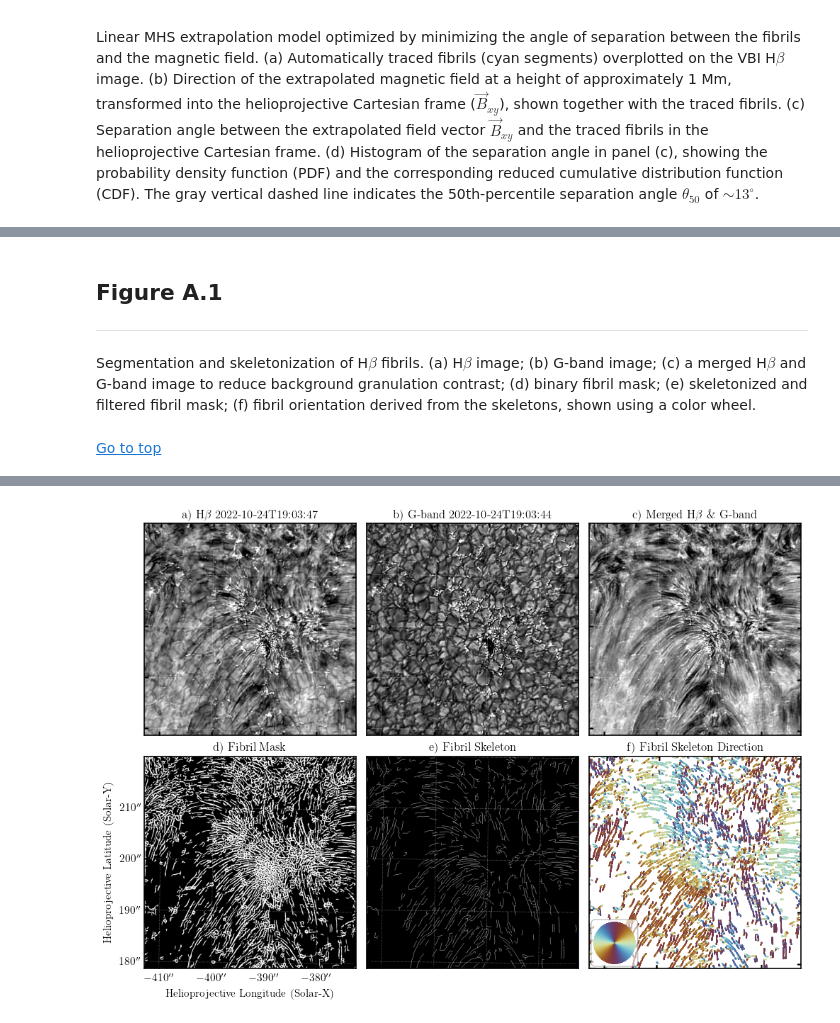
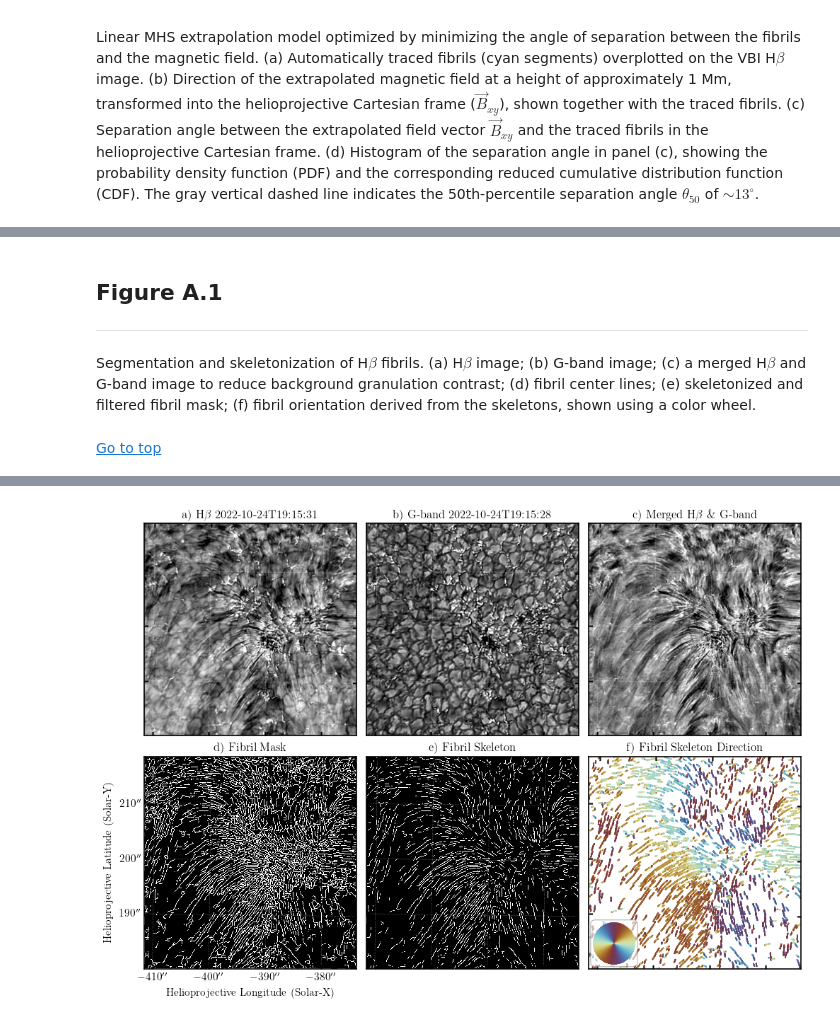
Before and after one commit to yjzhu-solar/DKIST_SolO_Fibril, a Jupyter notebook: ipynb/ms_plot/vbi_fibril_alignment.ipynb, the cells around one changed output, grey strips where cells are left out. Saved outputs shown, nothing was run; the diff lists cells and outputs as text; code cells hidden in the pictures.

```diff
--- a/ipynb/ms_plot/vbi_fibril_alignment.ipynb
+++ b/ipynb/ms_plot/vbi_fibril_alignment.ipynb
@@ -352,7 +354,7 @@ def angle_between(skel_angle, vec_angle):
 # %% [markdown]
 ### Derive the Difference in Position Angle between the Fibrils and the Extrapolated Field
 # %%
-skel_angle = skeleton_orientation_pca(fibril_tracing_dict["grouped_skeleton"])
+skel_angle = skeleton_orientation_pca(fibril_skel[select_index,...])
 # %%
 skel_angle_ys, skel_angle_xs = np.nonzero(~np.isnan(skel_angle))
 skel_angle_vals = skel_angle[skel_angle_ys, skel_angle_xs]
@@ -377,11 +379,11 @@ with plt.rc_context(ms_style_dict):
     ax3 = fig.add_subplot(2,2,3,projection=dkist_vbi_target_cube_crop.wcs)
     ax4 = fig.add_subplot(2,2,4)
 
-    ax1.imshow(fibril_tracing_dict["Hbeta_image"], cmap="gray", origin="lower",
+    ax1.imshow(Hbeta_image_destretched[select_index,...], cmap="gray", origin="lower",
         interpolation="none",
         norm=ImageNormalize(
-            vmin=np.nanpercentile(fibril_tracing_dict["Hbeta_image"], 1),
-            vmax=np.nanpercentile(fibril_tracing_dict["Hbeta_image"], 99),
+            vmin=np.nanpercentile(Hbeta_image_destretched[select_index,...], 1),
+            vmax=np.nanpercentile(Hbeta_image_destretched[select_index,...], 99),
         ), rasterized=True)
 
     ax1.scatter(skel_xs, skel_ys, s=0.1, c="cyan", alpha=0.8, rasterized=True)
@@ -484,7 +486,19 @@ print(half_angle)
+# %%
+def prepare_skeleton(mask, block=4, thickness=2):
+    small = block_reduce(
+        mask.astype(np.uint8),
+        block_size=(block, block),
+        func=np.max
+    )
+
+    if thickness > 1:
+        small = maximum_filter(small, size=thickness)
+
+    return small
 # %% [markdown]
 ## Figure A.1
 ---
-Segmentation and skeletonization of H$\beta$ fibrils. (a) H$\beta$ image; (b) G-band image; (c) a merged H$\beta$ and G-band image to reduce background granulation contrast; (d) binary fibril mask; (e) skeletonized and filtered fibril mask; (f) fibril orientation derived from the skeletons, shown using a color wheel.
+Segmentation and skeletonization of H$\beta$ fibrils. (a) H$\beta$ image; (b) G-band image; (c) a merged H$\beta$ and G-band image to reduce background granulation contrast; (d) fibril center lines; (e) skeletonized and filtered fibril mask; (f) fibril orientation derived from the skeletons, shown using a color wheel.
 # %%
 plt.close("all")
 
@@ -496,69 +510,71 @@ with plt.rc_context(ms_style_dict):
     ax1 = fig.add_subplot(231, projection=dkist_vbi_target_cube_crop.wcs)
     ax2 = fig.add_subplot(232, projection=dkist_vbi_target_cube_crop.wcs)
     ax3 = fig.add_subplot(233, projection=dkist_vbi_target_cube_crop.wcs)
-    ax4 = fig.add_subplot(234, projection=dkist_vbi_target_cube_crop.wcs)
-    ax5 = fig.add_subplot(235, projection=dkist_vbi_target_cube_crop.wcs)
+    ax4 = fig.add_subplot(234, projection=dkist_vbi_target_cube_crop_rebin.wcs)
+    ax5 = fig.add_subplot(235, projection=dkist_vbi_target_cube_crop_rebin.wcs)
     ax6 = fig.add_subplot(236, projection=dkist_vbi_target_cube_crop.wcs)
 
-    ax1.imshow(fibril_tracing_dict["Hbeta_image"], cmap="gray", origin="lower",
+    ax1.imshow(Hbeta_image_destretched[select_index,...], cmap="gray", origin="lower",
         norm=ImageNormalize(
-            vmin=np.nanpercentile(fibril_tracing_dict["Hbeta_image"], 1),
-            vmax=np.nanpercentile(fibril_tracing_dict["Hbeta_image"], 99),
+            vmin=np.nanpercentile(Hbeta_image_destretched[select_index,...], 1),
+            vmax=np.nanpercentile(Hbeta_image_destretched[select_index,...], 99),
         ), rasterized=True)
 
-    ax2.imshow(fibril_tracing_dict["Gband_image"], cmap="gray", origin="lower",
+    ax2.imshow(Gband_image_destretched[select_index,...], cmap="gray", origin="lower",
         norm=ImageNormalize(
-            vmin=np.nanpercentile(fibril_tracing_dict["Gband_image"], 1),
-            vmax=np.nanpercentile(fibril_tracing_dict["Gband_image"], 99),
+            vmin=np.nanpercentile(Gband_image_destretched[select_index,...], 1),
+            vmax=np.nanpercentile(Gband_image_destretched[select_index,...], 99),
         ), rasterized=True)
 
 
-    ax3.imshow(fibril_tracing_dict["Hbeta_Gand_image"], cmap="gray", origin="lower",
+    ax3.imshow(fibril_merge[select_index,...], cmap="gray", origin="lower",
         norm=ImageNormalize(
-            vmin=np.nanpercentile(fibril_tracing_dict["Hbeta_Gand_image"], 1),
-            vmax=np.nanpercentile(fibril_tracing_dict["Hbeta_Gand_image"], 99),
+            vmin=np.nanpercentile(fibril_merge[select_index,...], 1),
+            vmax=np.nanpercentile(fibril_merge[select_index,...], 99),
         ), rasterized=True)
 
-    ax4.imshow(fibril_tracing_dict["mask"], cmap="gray", origin="lower",
+    ax4.imshow(prepare_skeleton(fibril_skel_raw[select_index,...]), cmap="gray", origin="lower",
+        interpolation="nearest",
         vmin=0, vmax=1, rasterized=True)
 
-    ax5.imshow(fibril_tracing_dict["grouped_mask"], cmap="gray", origin="lower",
-        vmin=0, vmax=0.001, rasterized=True)
+    ax5.imshow(prepare_skeleton(fibril_skel[select_index,...]), cmap="gray", origin="lower",
+        interpolation="nearest",
+        vmin=0, vmax=1, rasterized=True)
 
     ax6.scatter(skel_angle_xs, skel_angle_ys, c=skel_angle_vals,
         cmap=cmcm.romaO, s=0.1, vmin=0, vmax=180, rasterized=True)
 
     ax6.set_aspect(1)
-    ax6.set_xlim(ax5.get_xlim())
-    ax6.set_ylim(ax5.get_ylim())
+    ax6.set_xlim(ax1.get_xlim())
+    ax6.set_ylim(ax1.get_ylim())
 
     draw_colorwheel_half(ax6, bbox=[0.02, 0.02, 0.2, 0.2], show_labels=False)
 
     for ax_ in (ax1,ax2,ax3,ax4,ax5,ax6):
         ax_.grid(True, which="major", ls=":", lw=0.5, color="white", alpha=0.6, zorder=10)
 
     for ax_ in (ax1,ax2,ax3,ax5,ax6):
         ax_.coords[0].set_axislabel("", visible=False)
         ax_.coords[1].set_axislabel("", visible=False)
         ax_.coords[0].set_ticklabel_visible(False)
         ax_.coords[1].set_ticklabel_visible(False)
 
     ax4.set_xlabel("Helioprojective Longitude (Solar-X)", fontsize=11)
     ax4.set_ylabel("Helioprojective Latitude (Solar-Y)", fontsize=11)
 
     ax4.tick_params(labelsize=11)
 
-    ax1.set_title(r"a) H$\beta$ " + Hbeta_date_obs[30].strftime("%Y-%m-%dT%H:%M:%S"), fontsize=12)
-    ax2.set_title(r"b) G-band " + Gband_date_obs[30].strftime("%Y-%m-%dT%H:%M:%S"), fontsize=12)
+    ax1.set_title(r"a) H$\beta$ " + Hbeta_date_obs[72+select_index*5].strftime("%Y-%m-%dT%H:%M:%S"), fontsize=12)
+    ax2.set_title(r"b) G-band " + Gband_date_obs[72+select_index*5].strftime("%Y-%m-%dT%H:%M:%S"), fontsize=12)
     ax3.set_title(r"c) Merged H$\beta$ \& G-band", fontsize=12)
     ax4.set_title(r"d) Fibril Mask", fontsize=12)
     ax5.set_title(r"e) Fibril Skeleton", fontsize=12)
     ax6.set_title(r"f) Fibril Skeleton Direction", fontsize=12)
 
     fig.savefig("../../figs/ms_figure/app_fibril_tracing.pdf", bbox_inches="tight", dpi=150)
     fig.savefig("../../figs/ms_figure_png/app_fibril_tracing.png", bbox_inches="tight", dpi=150)
     plt.show()
 # %% [output]
 Go to top
 [interactive output not drawn]
-[figure, old version]
+[figure, new version]
```
Also changed, not shown: parts of 14 cells of this notebook, 22 other files.
